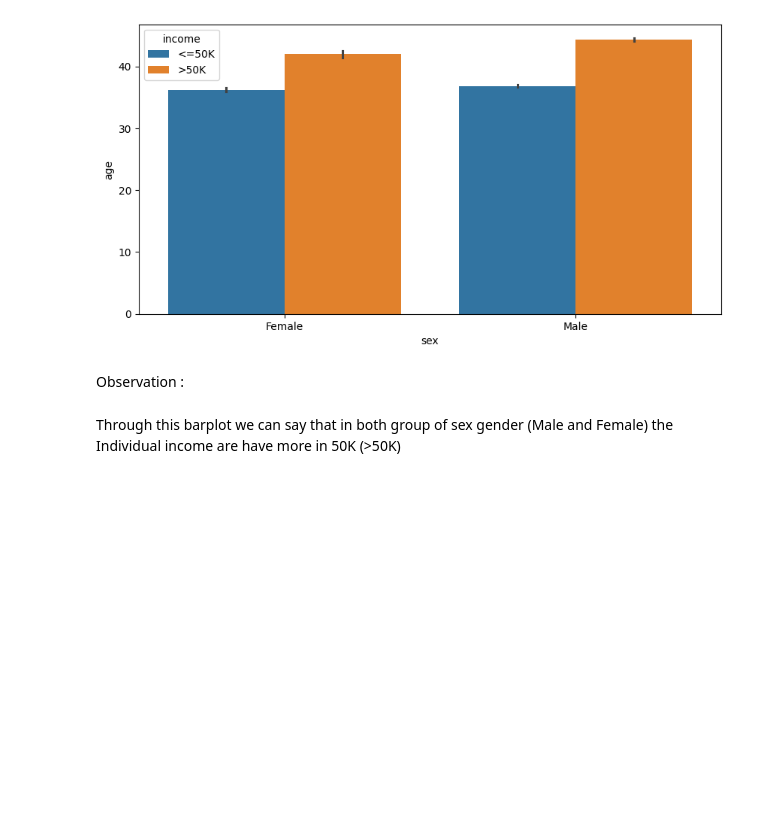
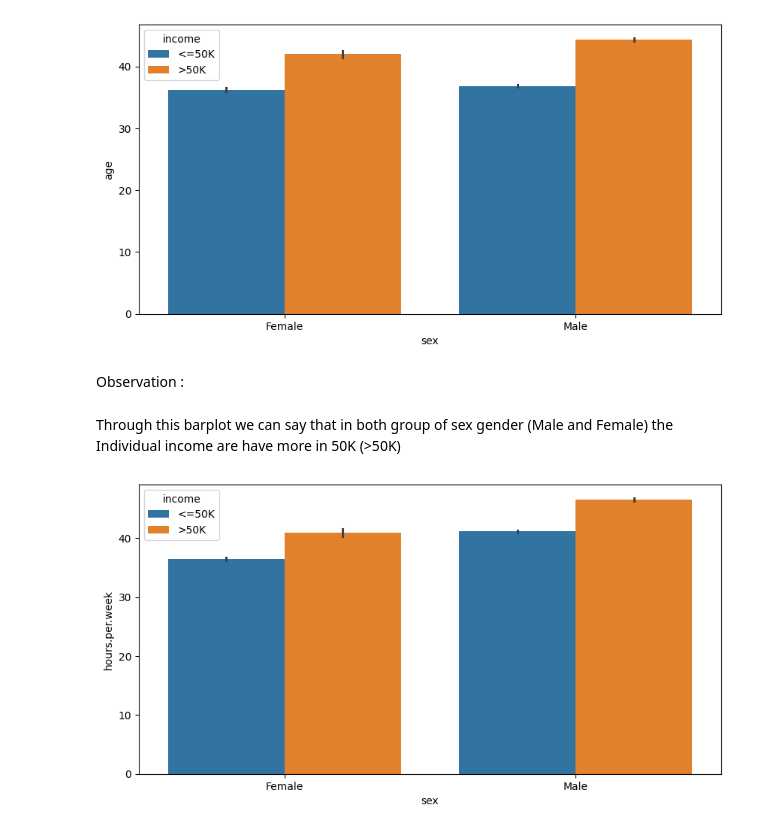
Before and after one commit to soniya-builds/Data-Analysis-Projects, a Jupyter notebook: Full Data Analysis Project with Python/raw_code.ipynb, the cells around one changed output. Saved outputs shown, nothing was run; the diff lists cells and outputs as text; code cells hidden in the pictures; blank space fills up the shorter version.

```diff
--- a/Full Data Analysis Project with Python/raw_code.ipynb
+++ b/Full Data Analysis Project with Python/raw_code.ipynb
@@ -829,3 +829,9 @@ plt.show()
 Observation :
 # %% [markdown]
 Through this barplot we can say that in both group of sex gender (Male and Female) the Individual income are have more in 50K (>50K)
+# %%
+plt.figure(figsize=(10,5))
+sb.barplot(x="sex", y="hours.per.week", hue="income", data=df)
+plt.show()
+# %% [output]
+[figure, added]
```
Also changed, not shown: parts of 5 cells of this notebook.
